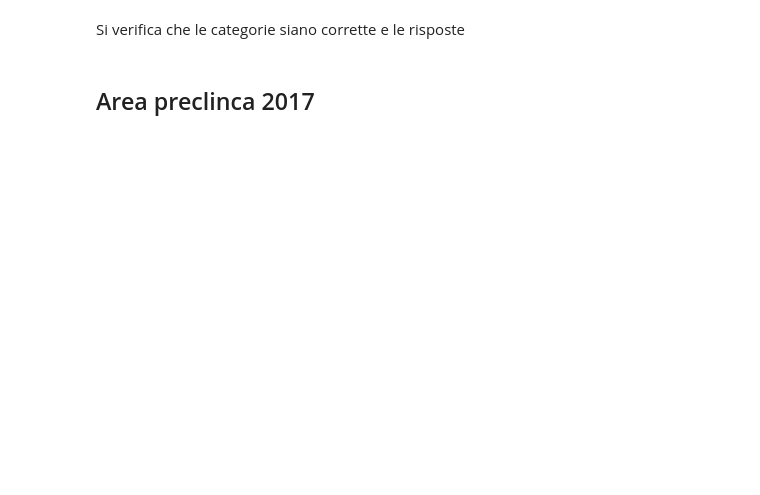
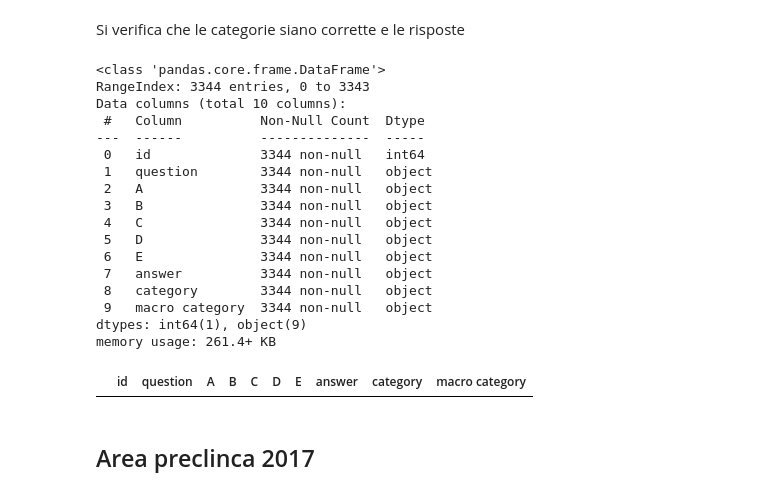
Before and after one commit to nicolobonato97/Big-Data-Analytics, a Jupyter notebook: Progetto Big Data/pdf_to_csv.ipynb, the cells around one changed output. Cells and saved outputs as stored; diff of their text form; code cells hidden in the pictures; blank space fills up the shorter version.

```diff
--- a/Progetto Big Data/pdf_to_csv.ipynb
+++ b/Progetto Big Data/pdf_to_csv.ipynb
@@ -36,14 +36,14 @@ full_text = ""
 for page in reader.pages:
     full_text += page.extract_text() + "\n"
 # %%
-# si utilizza una regex per estrarre le domande e le risposte dal testo.
 question_pattern = re.compile(
-    r"(?P<id>\d{1,4})\.\s+(?P<question>.+?)\s+A(?P<correct_a>\*)?\s(?P<A>.+?)\s+"
-    r"B(?P<correct_b>\*)?\s(?P<B>.+?)\s+"
-    r"C(?P<correct_c>\*)?\s(?P<C>.+?)\s+"
-    r"D(?P<correct_d>\*)?\s(?P<D>.+?)\s+"
-    r"E(?P<correct_e>\*)?\s(?P<E>.+?)(?=\n\d+\.|\Z)",
-    re.DOTALL
+    r"(?P<id>\d{1,4})\.\s+(?P<question>.+?)\n"                       # ID e testo domanda
+    r"^\s*A(?P<correct_a>\*)?\s+(?P<A>.+?)\n"                        # Risposta A
+    r"^\s*B(?P<correct_b>\*)?\s+(?P<B>.+?)\n"                        # Risposta B
+    r"^\s*C(?P<correct_c>\*)?\s+(?P<C>.+?)\n"                        # Risposta C
+    r"^\s*D(?P<correct_d>\*)?\s+(?P<D>.+?)\n"                        # Risposta D
+    r"^\s*E(?P<correct_e>\*)?\s+(?P<E>.+?)(?=\n\d+\.\s|\Z)",         # Risposta E e fine
+    re.DOTALL | re.MULTILINE
 )
 # %%
 # Si crea una lista per memorizzare le domande e le risposte estratte.
@@ -115,10 +111,11 @@ df_2016_preclinica.head(30)
 #df_2016_preclinica.info()
 df = df_2016_preclinica
 regex_da_rimuovere = r"AREA PRE-CLINICA Pag\.\s*\d+\/\d+\s*Ministero dell Istruzione, dell\s*Università e della Ricerca,\s*,"
+regex_da_rimuovere2=r"AREA PRE-CLINICA Pag\.\s*\d+/\d*"
 for column in df[["question", "A", "B", "C", "D", "E", "answer"]]:
-    # Controlla se la colonna è di tipo stringa (object in Pandas)
-        df[column]=df[column].strip()
-       # df[column] = df[column].str.replace(r'\s+', ' ', regex=True)  # Rimuove spazi multipli
-        df[column] = df[column].str.replace(regex_da_rimuovere, '', regex=True, flags=re.IGNORECASE)
-        # Ho aggiunto flags=re.IGNORECASE per rendere la ricerca non sensibile alle maiuscole/minuscole.
-        # Questo è utile se "AREA PRE-CLINICA" a volte è scritto "Area Pre-Clinica", ecc. regex=True)
+     df[column] = df[column].str.replace(regex_da_rimuovere, '', regex=True, flags=re.IGNORECASE) # Rimuovi la regex
+     df[column]=df[column].str.replace(regex_da_rimuovere2, '', regex=True, flags=re.IGNORECASE)
+     df[column] = df[column].str.strip() # Rimuovi spazi iniziali e finali
+     df[column] = df[column].str.replace(r'\s+', ' ', regex=True) # Rimuovi spazi multipli
+     if column in ["question", "A", "B", "C", "D", "E"]:
+          df[column]=df[column].str.lower()
@@ -204,5 +199,28 @@ differenze
 # %% [markdown]
 Si verifica che le categorie siano corrette e le risposte
+# %%
+df.info()
+fil=df["answer"].isna()==True
+df[fil]
+# %% [output]
+<class 'pandas.core.frame.DataFrame'>
+RangeIndex: 3344 entries, 0 to 3343
+Data columns (total 10 columns):
+ #   Column          Non-Null Count  Dtype
+---  ------          --------------  -----
+ 0   id              3344 non-null   int64
+ 1   question        3344 non-null   object
+ 2   A               3344 non-null   object
+ 3   B               3344 non-null   object
+ 4   C               3344 non-null   object
+ 5   D               3344 non-null   object
+ 6   E               3344 non-null   object
+ 7   answer          3344 non-null   object
+ 8   category        3344 non-null   object
+ 9   macro category  3344 non-null   object
+dtypes: int64(1), object(9)
+memory usage: 261.4+ KB
+|  | id | question | A | B | C | D | E | answer | category | macro category |
 # %% [markdown]
 ## Area preclinca 2017
 # %%
```
Also changed, not shown: parts of 15 cells of this notebook, 9 other files.
